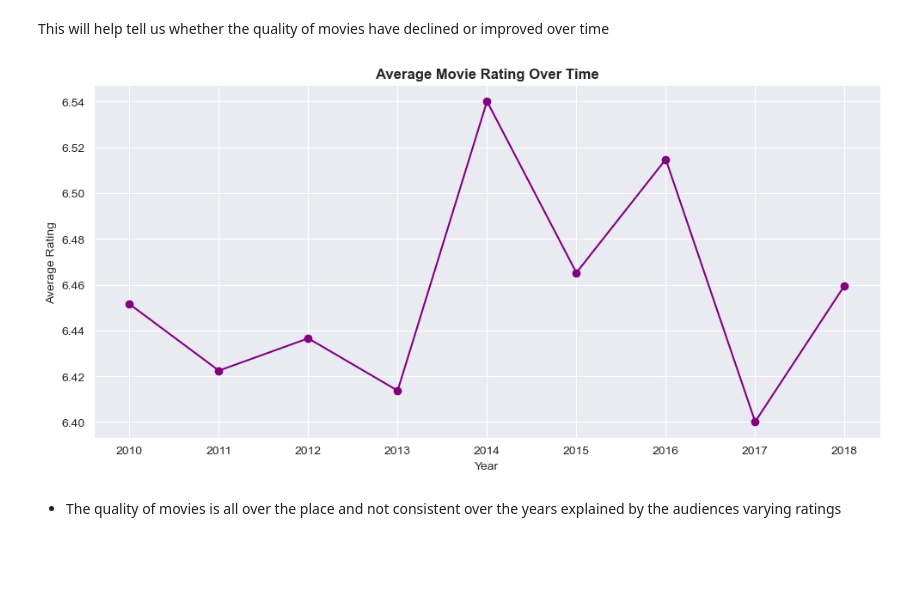
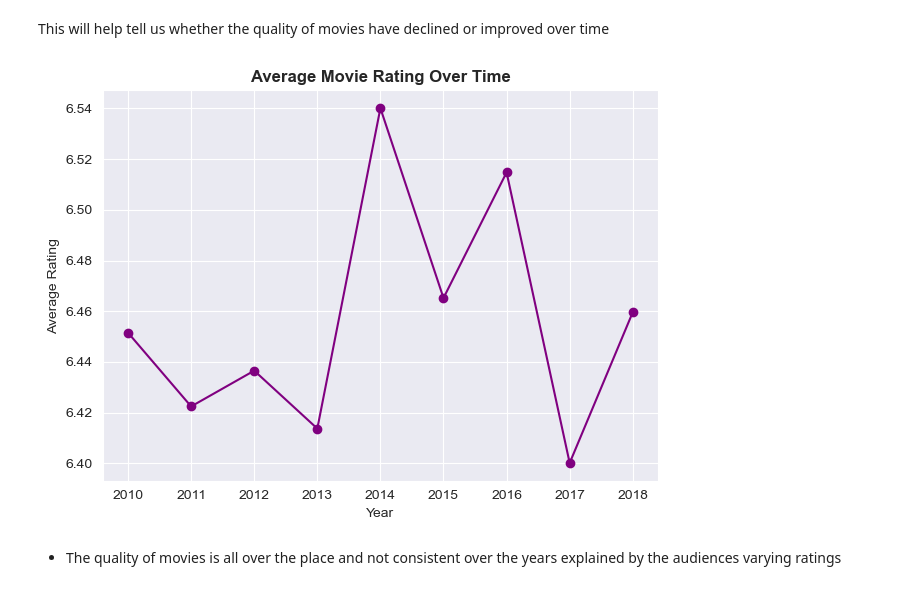
Before and after one commit to DianaMayalo/Phase-2-Project, a Jupyter notebook: index.ipynb, the cells around one changed output. Cells and saved outputs as stored; diff of their text form; code cells hidden in the pictures; blank space fills up the shorter version.

```diff
--- a/index.ipynb
+++ b/index.ipynb
@@ -846,17 +849,17 @@ This will help tell us whether the quality of movies have declined or improved o
 # %%
 #group by year and ratings an find the avarage rating in each year
 avg_rating_by_year = df.groupby('year')['averagerating'].mean()
 
 #plot the graph
-avg_rating_by_year.plot(kind='line', figsize=(10, 5), color='purple', marker='o')
+avg_rating_by_year.plot(kind='line', color='purple', marker='o')
 plt.title('Average Movie Rating Over Time', weight = 'bold')
 plt.xlabel('Year')
 plt.ylabel('Average Rating')
 plt.grid(True)
 plt.tight_layout()
 plt.show()
 # %% [output]
-[figure, old version]
+[figure, new version]
 # %% [markdown]
  -  The quality of movies is all over the place and not consistent over the years explained by the audiences varying ratings
 # %% [markdown]
```
Also changed, not shown: parts of 8 cells of this notebook, 1 other file.
